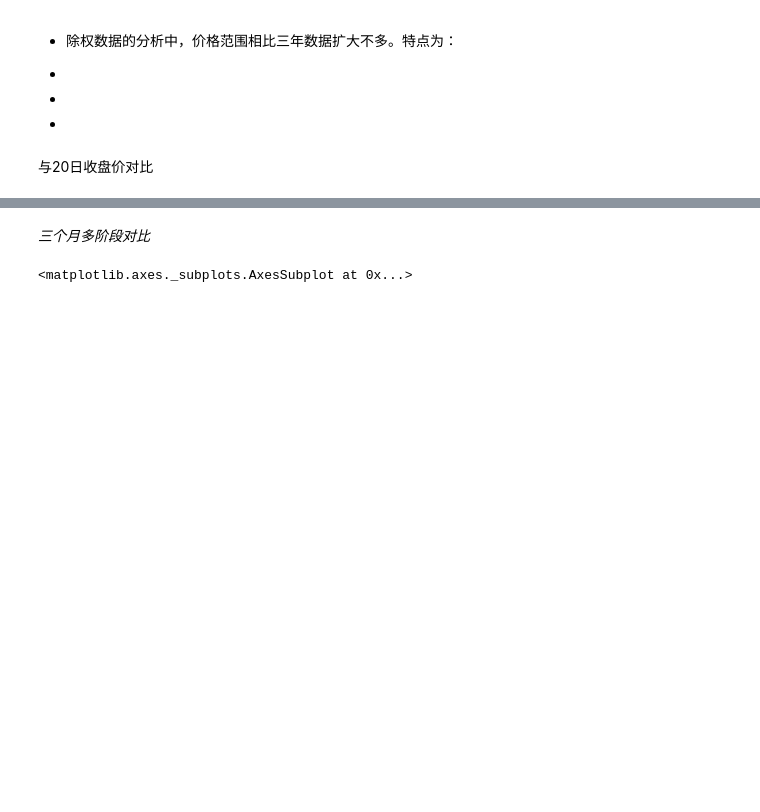
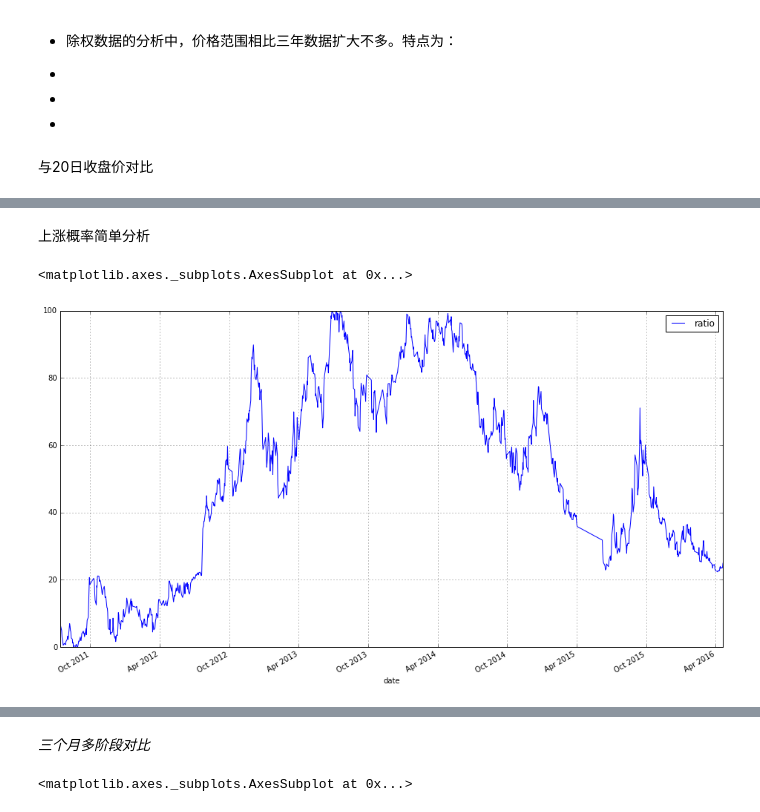
Before and after one commit to taplo/MyJupyters, a Jupyter notebook: Statics_002601_Temple.ipynb, the cells around one changed output, grey strips where cells are left out. Saved outputs shown, nothing was run; the diff lists cells and outputs as text; code cells hidden in the pictures; blank space fills up the shorter version.

```diff
--- a/Statics_002601_Temple.ipynb
+++ b/Statics_002601_Temple.ipynb
@@ -265,0 +282,8 @@ closeall20.plot(kind='kde',grid=True,figsize=(16,9),xticks=nxt,xlim=nxl)
+# %% [markdown]
+上涨概率简单分析
+# %%
+rat=pd.DataFrame([100-stats.percentileofscore(df.close,f) for f in df.close],index=df.index,columns=['ratio'])
+rat.plot(grid=True,figsize=(16,9))
+# %% [output]
+<matplotlib.axes._subplots.AxesSubplot at 0x...>
+[figure, added]
```
Also changed, not shown: parts of 28 cells of this notebook.
